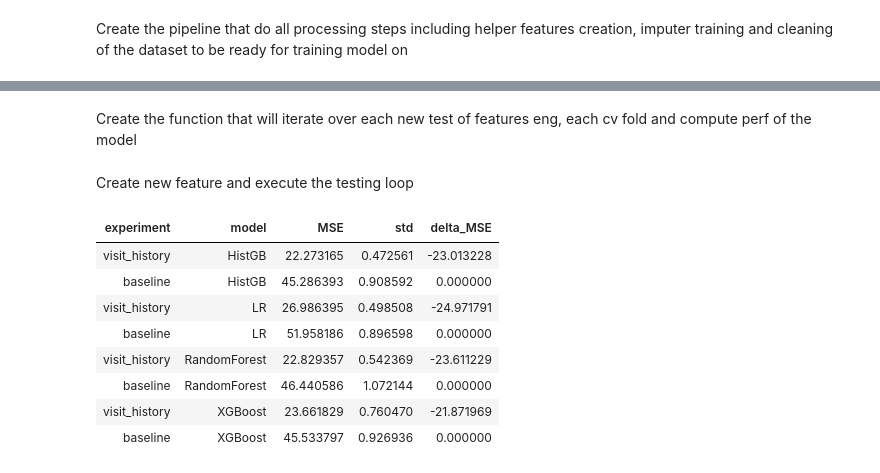
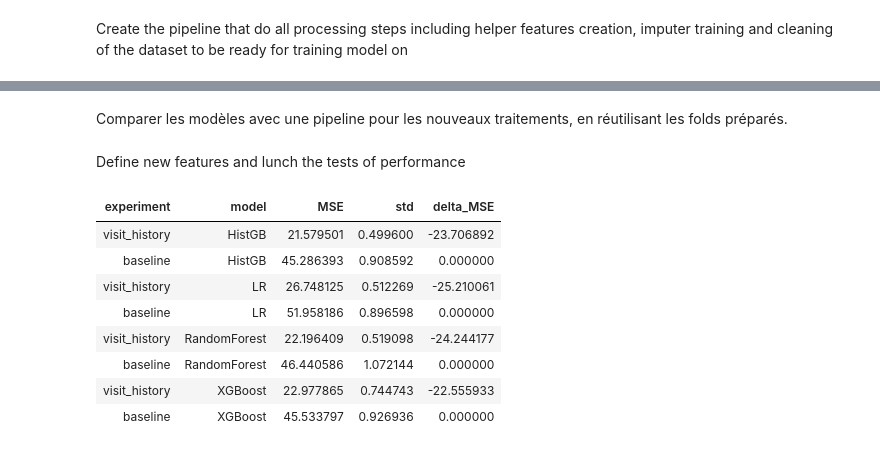
Before and after one commit to luc-polo/Challenge_Parkinson_disease, a Jupyter notebook: exploration/features_engineering.ipynb, the cells around one changed output, grey strips where cells are left out. Saved outputs shown, nothing was run; the diff lists cells and outputs as text; code cells hidden in the pictures.

```diff
--- a/exploration/features_engineering.ipynb
+++ b/exploration/features_engineering.ipynb
@@ -137,20 +138,16 @@ Apply all the procesing step to 5-folds CV group
 # %%
-X_with_patient_history = add_patient_history(X)
+preprocessing = make_pipeline(FunctionTransformer(add_patient_history), imputation_pipeline)
 cv = GroupShuffleSplit(n_splits=5, test_size=0.2, random_state=42)
 clean_folds = []
 for train_idx, val_idx in cv.split(X, y, groups=X["patient_id"]):
-    fitted = clone(imputation_pipeline)
+    fitted = clone(preprocessing)
     clean_folds.append({
-        "X_train": fitted.fit_transform(X_with_patient_history.iloc[train_idx]),
-        "X_val": fitted.transform(X_with_patient_history.iloc[val_idx]),
-        "y_train": y.iloc[train_idx],
-        "y_val": y.iloc[val_idx],
+        "X_train": fitted.fit_transform(X.iloc[train_idx]),
+        "X_val": fitted.transform(X.iloc[val_idx]),
+        "y_train": y.iloc[train_idx], "y_val": y.iloc[val_idx],
     })
-
-assert all(np.isfinite(fold[key].to_numpy()).all()
-           for fold in clean_folds for key in ["X_train", "X_val"])
 # %% [markdown]
-Create the function that will iterate over each new test of features eng, each cv fold and compute perf of the model
+Comparer les modèles avec une pipeline pour les nouveaux traitements, en réutilisant les folds préparés.
 # %%
 models = {
     "LR": make_pipeline(StandardScaler(), LinearRegression()),
@@ -185,7 +182,7 @@ def evaluate_features(experiments, n_splits=5):
     results["delta_MSE"] = results["MSE"] - results["model"].map(baseline)
     return results.sort_values(["model", "MSE"]).reset_index(drop=True)
 # %% [markdown]
-Create new feature and execute the testing loop
+Define new features and lunch the tests of performance
 # %%
 # Features recalculées depuis X brut, indépendamment des colonnes des imputeurs.
 def build_visit_features(data):
@@ -209,31 +206,28 @@ def build_visit_features(data):
         covariance = (dt * dv).groupby(data["patient_id"]).transform("sum")
         variance = (dt**2).groupby(data["patient_id"]).transform("sum")
         features[f"{col}_slope_patient"] = (covariance / variance).where(variance > 1e-12)
+    gap = data["off"] - data["on"]  # NaN si un des deux scores manque.
+    features["off_on_median_patient"] = gap.groupby(data["patient_id"]).transform("median")
+    features["disease_duration"] = data["age"] - data["age_at_diagnosis"]
+    # Interactions dose/délai, calculées uniquement depuis les valeurs brutes.
+    for score in ["on", "off"]:
+        t = data[f"time_since_intake_{score}"]
+        features[f"ledd_x_time_{score}"] = data["ledd"] * t
+        features[f"ledd_time_ratio_{score}"] = data["ledd"] / (1 + t)
     return features
 
-visit_features = build_visit_features(X)
-
-def add_visit_features(df, history):
-    # Les indices conservés après imputation identifient les mêmes visites.
-    return df.join(history)
-
-feature_experiments["visit_history"] = make_pipeline(
-    FunctionTransformer(add_visit_features, kw_args={"history": visit_features}),
-    # Statistiques indisponibles : médiane apprise sur le train + colonne indicatrice.
-    SimpleImputer(strategy="median", add_indicator=True, keep_empty_features=True)
-        .set_output(transform="pandas"),
-)
+feature_experiments["visit_history"] = build_visit_features(X)
 # %%
-# Comparaison des nouvelles features à la baseline sur les cinq mêmes splits par patient.
-results = evaluate_features(feature_experiments, n_splits=5)
+# Relancer cette cellule après chaque essai : les cinq folds imputés sont réutilisés.
+results = evaluate_features(feature_experiments)
 results
 # %% [output]
 | experiment | model | MSE | std | delta_MSE |
-| visit_history | HistGB | 22.273165 | 0.472561 | -23.013228 |
+| visit_history | HistGB | 21.579501 | 0.499600 | -23.706892 |
 | baseline | HistGB | 45.286393 | 0.908592 | 0.000000 |
-| visit_history | LR | 26.986395 | 0.498508 | -24.971791 |
+| visit_history | LR | 26.748125 | 0.512269 | -25.210061 |
 | baseline | LR | 51.958186 | 0.896598 | 0.000000 |
-| visit_history | RandomForest | 22.829357 | 0.542369 | -23.611229 |
+| visit_history | RandomForest | 22.196409 | 0.519098 | -24.244177 |
 | baseline | RandomForest | 46.440586 | 1.072144 | 0.000000 |
-| visit_history | XGBoost | 23.661829 | 0.760470 | -21.871969 |
+| visit_history | XGBoost | 22.977865 | 0.744743 | -22.555933 |
 | baseline | XGBoost | 45.533797 | 0.926936 | 0.000000 |
```
Also changed, not shown: parts of 5 cells of this notebook, 5 other files.
